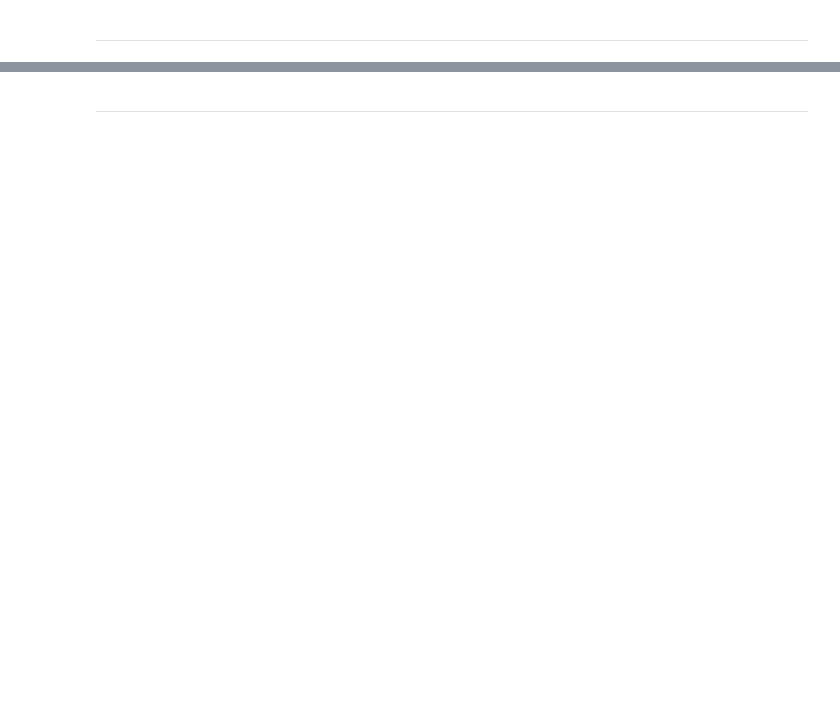
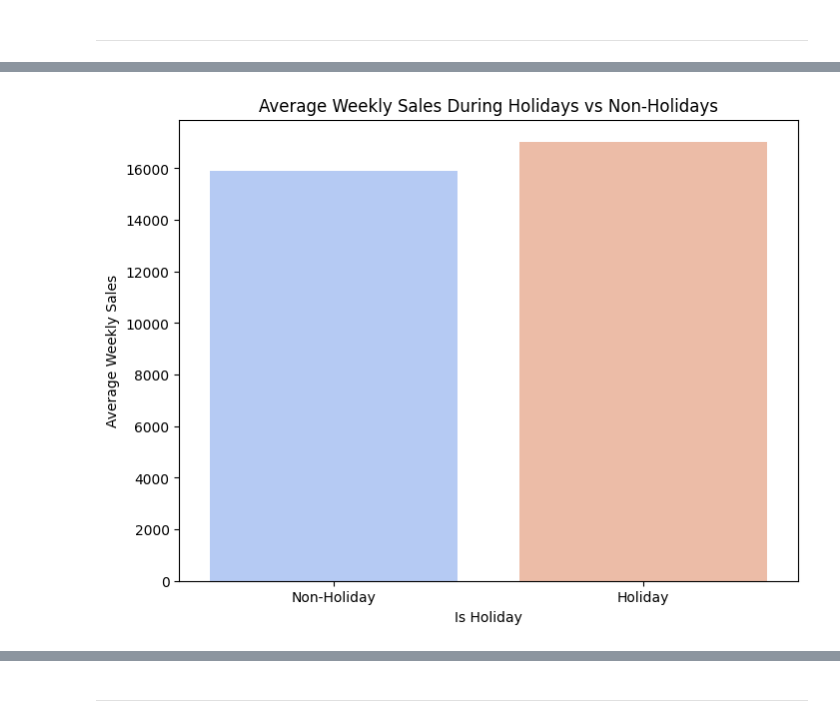
Before and after one commit to babatolabejide/CIproject1, a Jupyter notebook: jupyter_notebooks/Notebook_Template.ipynb, the cells around one changed output, grey strips where cells are left out. Cells and saved outputs as stored; diff of their text form; code cells hidden in the pictures; blank space fills up the shorter version.

```diff
--- a/jupyter_notebooks/Notebook_Template.ipynb
+++ b/jupyter_notebooks/Notebook_Template.ipynb
@@ -245,0 +280,13 @@ NOTE
+# %%
+holiday_sales = sales.groupby('IsHoliday')['Weekly_Sales'].mean().reset_index()
+
+# Plotting the bar chart
+plt.figure(figsize=(8, 6))
+sns.barplot(data=holiday_sales, x='IsHoliday', y='Weekly_Sales', palette='coolwarm')
+plt.title('Average Weekly Sales During Holidays vs Non-Holidays')
+plt.xlabel('Is Holiday')
+plt.ylabel('Average Weekly Sales')
+plt.xticks([0, 1], ['Non-Holiday', 'Holiday'])
+plt.show()
+# %% [output]
+[figure, added]
```
Also changed, not shown: parts of 21 cells of this notebook, 2 other files.
